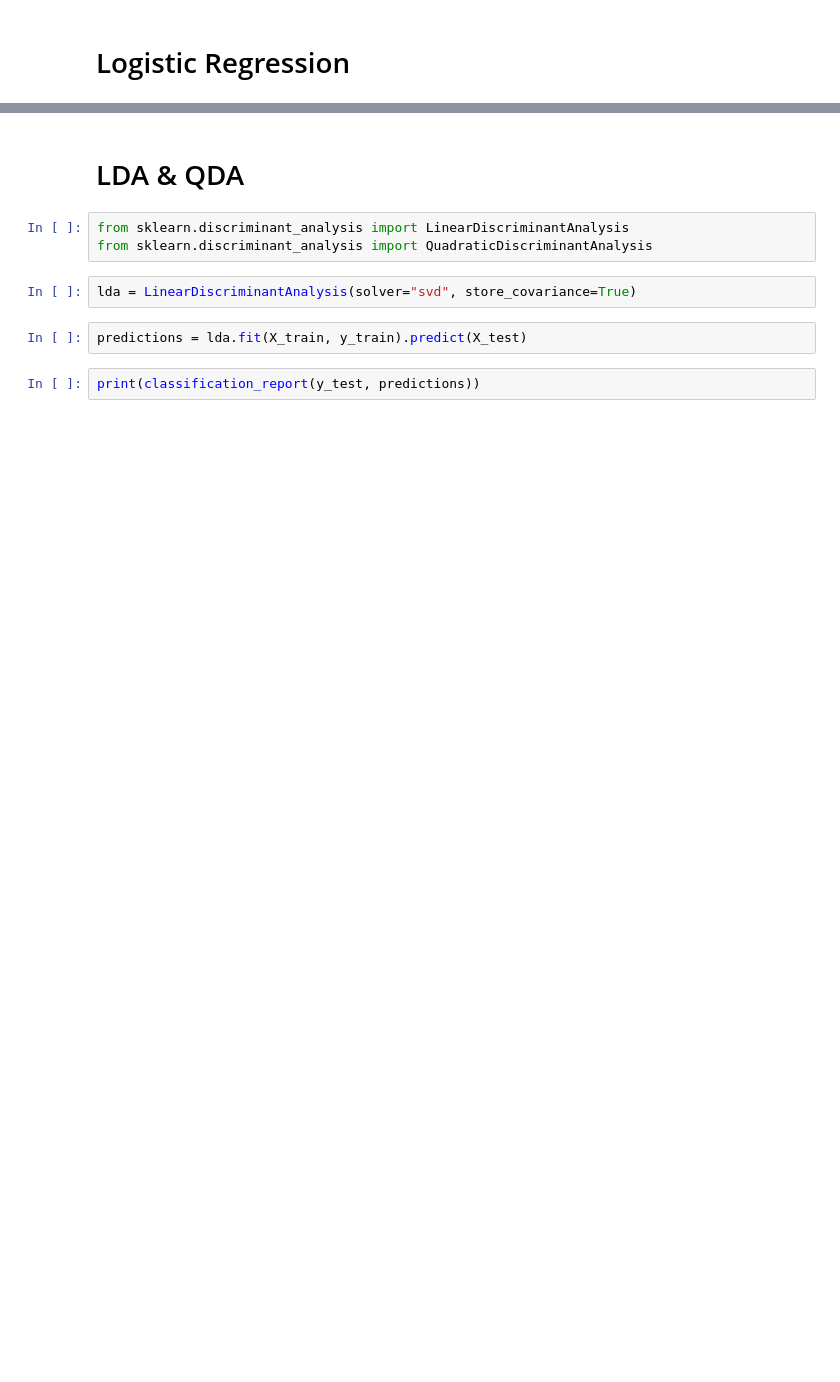
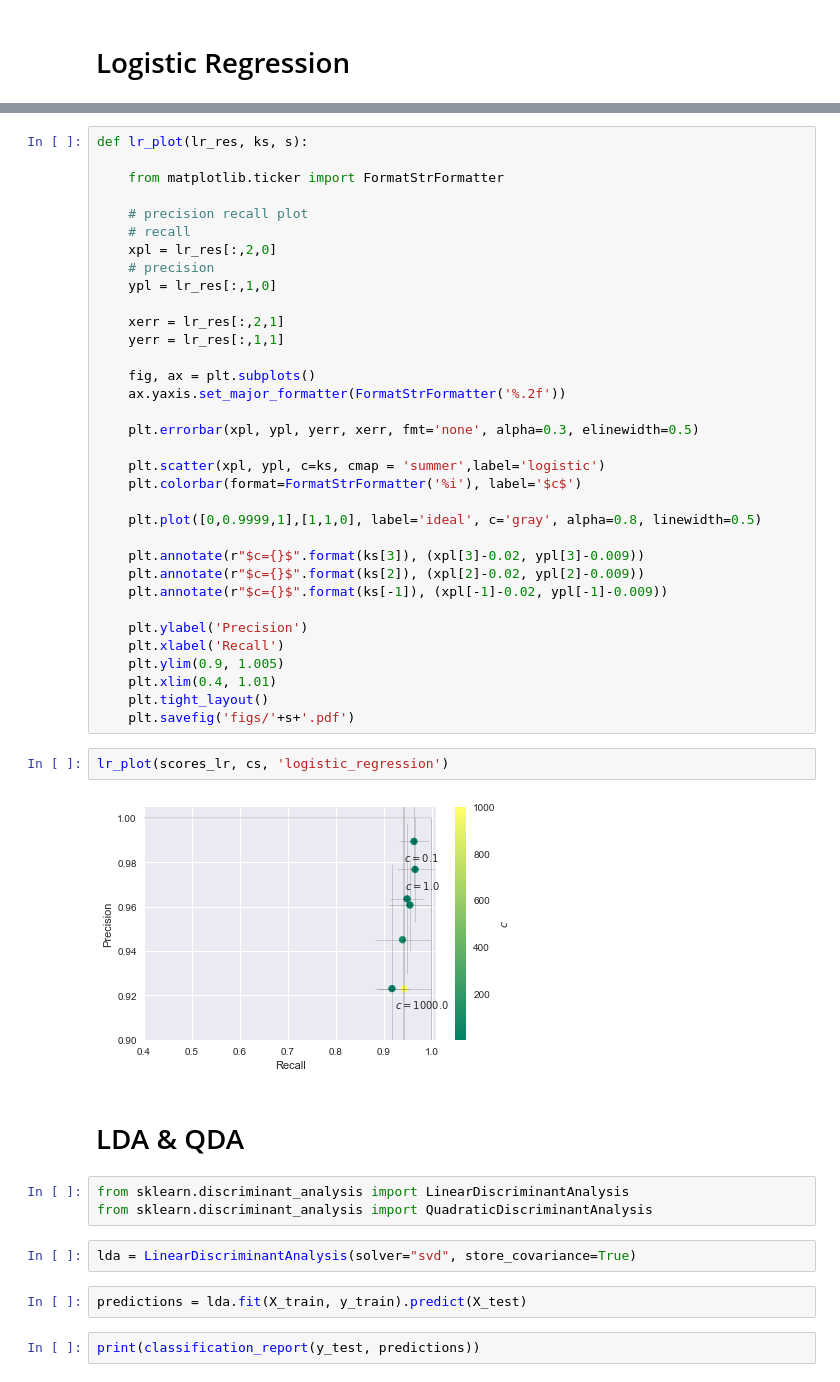
Before and after one commit to ahmadnish/FOML2017, a Jupyter notebook: neish.ipynb, the cells around one changed output, grey strips where cells are left out. Cells and saved outputs as stored; diff of their text form; blank space fills up the shorter version.

```diff
--- a/neish.ipynb
+++ b/neish.ipynb
@@ -307,3 +288,41 @@ array([[68, 38],
+# %%
+def lr_plot(lr_res, ks, s):
+
+    from matplotlib.ticker import FormatStrFormatter
+
+    # precision recall plot
+    # recall
+    xpl = lr_res[:,2,0]
+    # precision
+    ypl = lr_res[:,1,0]
+
+    xerr = lr_res[:,2,1]
+    yerr = lr_res[:,1,1]
+
+    fig, ax = plt.subplots()
+    ax.yaxis.set_major_formatter(FormatStrFormatter('%.2f'))
+
+    plt.errorbar(xpl, ypl, yerr, xerr, fmt='none', alpha=0.3, elinewidth=0.5)
+
+    plt.scatter(xpl, ypl, c=ks, cmap = 'summer',label='logistic')
+    plt.colorbar(format=FormatStrFormatter('%i'), label='$c$')
+
+    plt.plot([0,0.9999,1],[1,1,0], label='ideal', c='gray', alpha=0.8, linewidth=0.5)
+
+    plt.annotate(r"$c={}$".format(ks[3]), (xpl[3]-0.02, ypl[3]-0.009))
+    plt.annotate(r"$c={}$".format(ks[2]), (xpl[2]-0.02, ypl[2]-0.009))
+    plt.annotate(r"$c={}$".format(ks[-1]), (xpl[-1]-0.02, ypl[-1]-0.009))
+
+    plt.ylabel('Precision')
+    plt.xlabel('Recall')
+    plt.ylim(0.9, 1.005)
+    plt.xlim(0.4, 1.01)
+    plt.tight_layout()
+    plt.savefig('figs/'+s+'.pdf')
+# %%
+lr_plot(scores_lr, cs, 'logistic_regression')
+# %% [output]
+[figure, added]
 # %% [markdown]
 # LDA & QDA
 # %%
```
Also changed, not shown: parts of 31 cells of this notebook, 1 other file.
